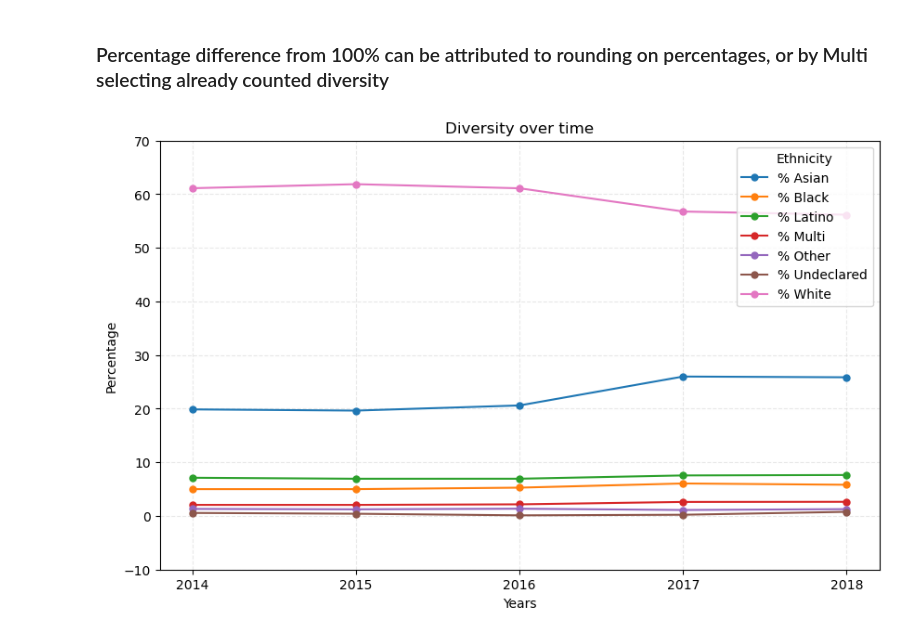
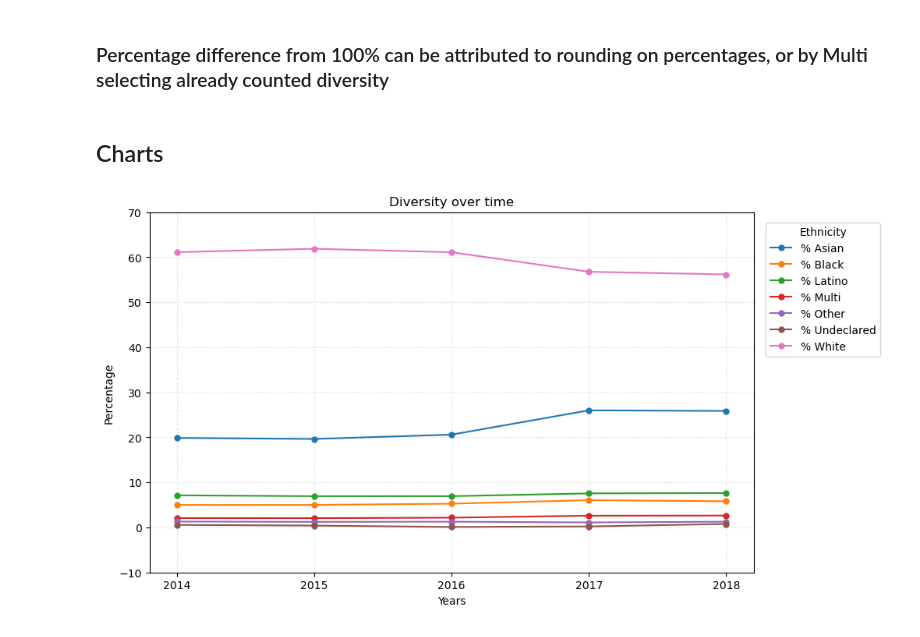
Before and after one commit to AIDecisions/project-1-group-15, a Jupyter notebook: carlos_example/data_cleaning_cr.ipynb, the cells around one changed output. Cells and saved outputs as stored; diff of their text form; code cells hidden in the pictures.

```diff
--- a/carlos_example/data_cleaning_cr.ipynb
+++ b/carlos_example/data_cleaning_cr.ipynb
@@ -172,3 +166,8 @@ df.head()
 | 2 | 2018 | Apple | 32 | 68 | 54 | 21 | 13 | 9 | 3 | 1 | ... |
 | 3 | 2018 | Cisco | 24 | 76 | 53 | 37 | 5 | 4 | 1 | 0 | ... |
 | 4 | 2018 | eBay | 40 | 60 | 50 | 39 | 6 | 3 | 1 | 1 | ... |
+# %%
+
+# Convert NaN to 0
+df["% Other"] = df["% Other"].fillna(0)
+df.head()
@@ -242,29 +266,31 @@ df.head(10)
 df.to_csv("Diversity_in_tech_companies_plotting.csv")
 # %% [markdown]
 ### Percentage difference from 100% can be attributed to rounding on percentages, or by Multi selecting already counted diversity
+# %% [markdown]
+## Charts
 # %%
 # Plot racial diversity over time
 # 1. Get the data
 pivot_df = df.pivot_table(index='Year', values=['% White', '% Asian', '% Latino', '% Black', '% Multi', '% Other', '% Undeclared'], aggfunc='mean')
 
 # 2. Make the canvas
 # plt.figure(figsize=(10, 6))
 plt.figure(figsize=(10, 6))
 
 # 3. Plot the data
 for column in pivot_df.columns:
     plt.plot(pivot_df.index, pivot_df[column], label=column, marker='o', linestyle='-', markersize=5)
 
 plt.title('Diversity over time')
 plt.xlabel('Years')
 plt.ylabel('Percentage')
 plt.xticks(pivot_df.index)
 plt.yticks(range(-10, 71, 10))
-plt.legend(title='Ethnicity')
+plt.legend(title='Ethnicity', loc=(1.02, 0.6))
 plt.grid(linestyle='--', alpha=0.5, color='lightgray')
 
 # 4. Show/Save the plot
 plt.show()
 # %% [output]
-[figure, old version]
+[figure, new version]
 # %%
```
Also changed, not shown: parts of 30 cells of this notebook, 2 other files.
